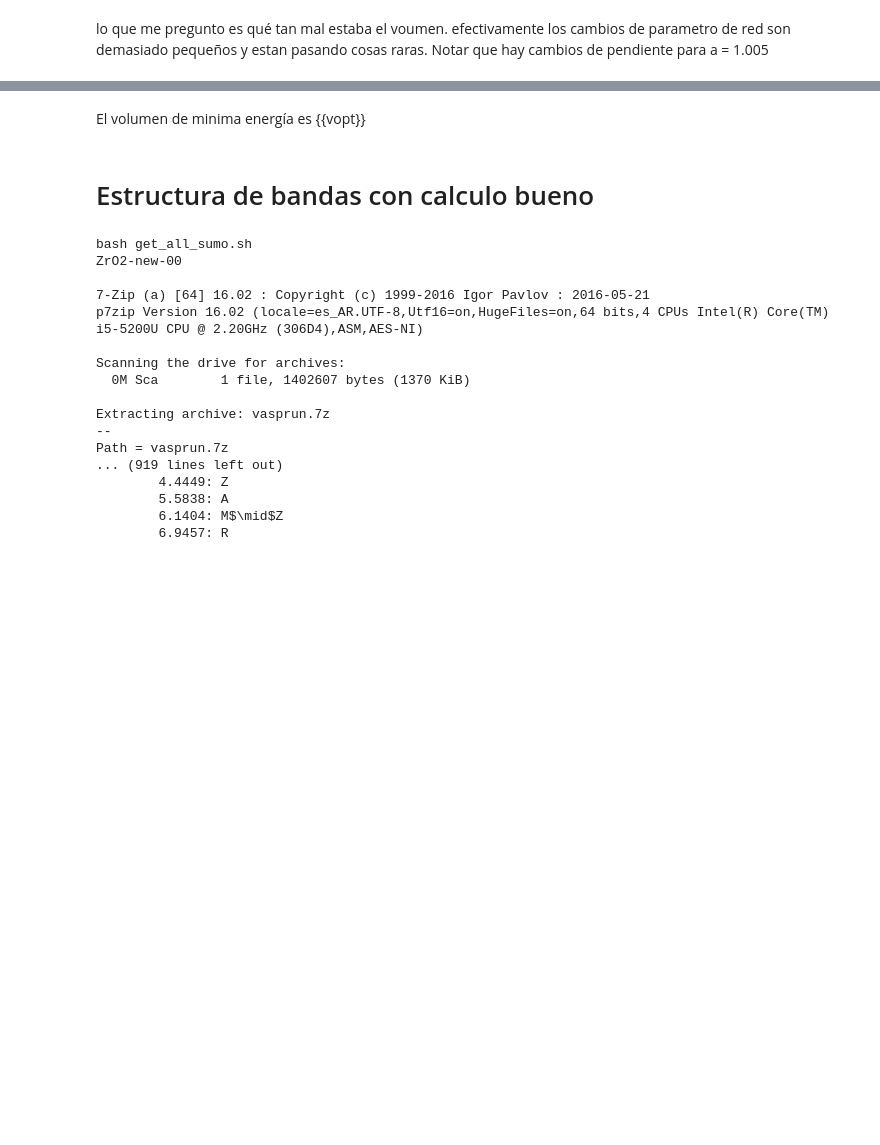
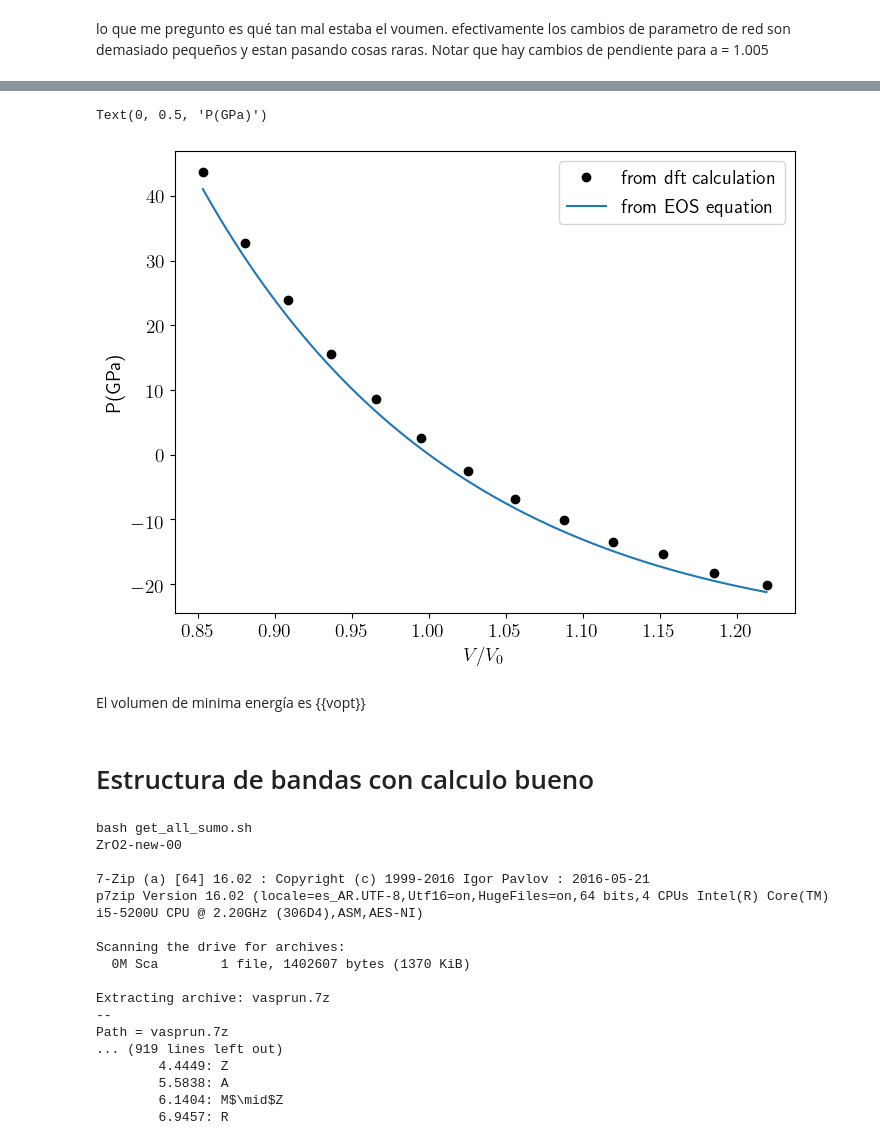
Before and after one commit to mdforti/ZrO2-Notebooks, a Jupyter notebook: ZrO2_Mass_Vs_Vol-Copy1.ipynb, the cells around one changed output, grey strips where cells are left out. Cells and saved outputs as stored; diff of their text form; code cells hidden in the pictures; blank space fills up the shorter version.

```diff
--- a/ZrO2_Mass_Vs_Vol-Copy1.ipynb
+++ b/ZrO2_Mass_Vs_Vol-Copy1.ipynb
@@ -57,3 +106,26 @@ plt.savefig('datavol.pdf')
+# %%
+eVtoPa = BMZO.b0_GPa/BMZO.b0
+def PBM(V, constants):
+    B0 = constants['b0']*eVtoPa
+    B1 = constants['b1']
+    E0 = constants['e0']
+    V0 = constants['v0']
+    return (3/2)*B0* (
+        (V0/V)**(7/3)-(V0/V)**(5/3)
+    )*(
+    1 + 0.75*(B1-4)*((V0/V)**(2/3)-1)
+    )
+# %%
+Ps = PBM(Vs, BMZO.results)
+# %%
+plt.plot(datavol['Vol']/BMZO.v0,datavol['Pressure'],'ok',label='from dft calculation')
+plt.plot(Vs/BMZO.v0, Ps, label='from EOS equation')
+plt.legend()
+plt.xlabel(r'$V/V_0$')
+plt.ylabel(r'P(GPa)')
+# %% [output]
+Text(0, 0.5, 'P(GPa)')
+[figure, added]
 # %%
 # vopt = datavol['Vol'][datavol['evsk4'].dimin()]
 vopt=datavol['Vol'][datavol['Evsk4'].idxmin()]
```
Also changed, not shown: parts of 10 cells of this notebook, 3 other files.
